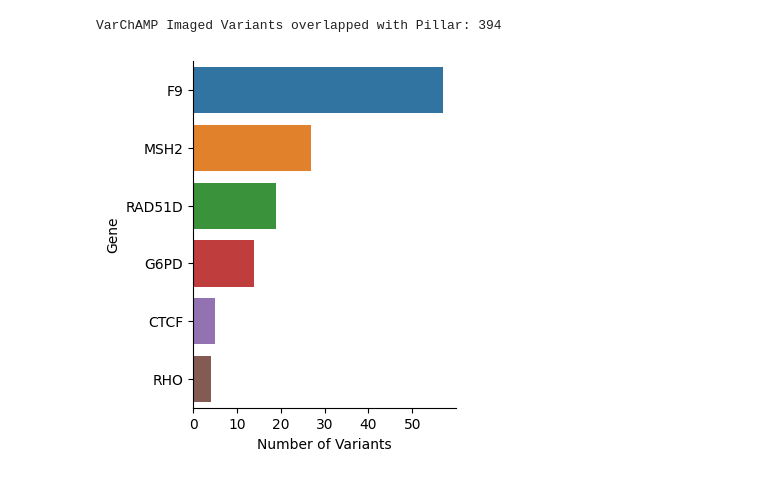
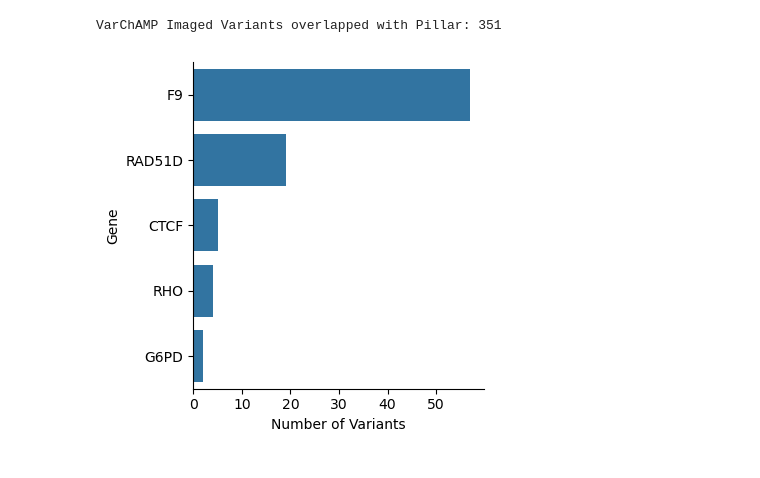
Before and after one commit to runxi-shen/2025_Pillar_VarChAMP, a Jupyter notebook: 3_integrated_assay_analyses/2_analyses/1_map_clinvar_struc_scores.ipynb, the cells around one changed output. Drawn from its saved outputs; the diff is of its cells as text; code cells hidden in the pictures.

Commit message:
Updating imaging analyses and integrative analyses

```diff
--- a/3_integrated_assay_analyses/2_analyses/1_map_clinvar_struc_scores.ipynb
+++ b/3_integrated_assay_analyses/2_analyses/1_map_clinvar_struc_scores.ipynb
@@ -64,3 +55,33 @@ for batch_id in BIO_REP_BATCHES:
 # %%
-allele_meta_dict["2025_01_27_Batch_13"].filter(pl.col("node_type")=="allele").unique(subset=["symbol","gene_allele"])
+img_metric_df = pl.DataFrame()
+for csv_file in glob.glob("../1_inputs/imaging/*"):
+    if "altered_" in csv_file:
+        csv_df = pl.read_csv(csv_file)
+        altered_col = [col for col in csv_df.columns if col.endswith("_both_batches")][0]
+        change = csv_file.split("/")[-1].split("_")[1]
+        csv_df = csv_df.with_columns(
+            pl.col("allele_0").str.split("_").list.get(0).alias("Gene"),
+            pl.col("allele_0").alias("gene_variant")
+        ).select(
+            pl.col(["Gene", "gene_variant", "AUROC_Mean", altered_col])
+        ).rename({"AUROC_Mean": f"AUROC_Mean_{change}"}) #"Gene",
+    else:
+        metric_type = csv_file.split("/")[-1].split("_")[-2]
+        csv_df = pl.read_csv(csv_file).with_columns(
+            pl.col("Variant").alias("gene_variant")
+        ).select(
+            pl.col(["Gene", "gene_variant", "U2OS_paired_t_stat", "U2OS_paired_t_pval"]) #
+        ).rename({"U2OS_paired_t_stat": f"t_stat_{metric_type}", "U2OS_paired_t_pval": f"t_pval_{metric_type}"})
+
+    if img_metric_df.is_empty():
+        img_metric_df = csv_df
+    else:
+        img_metric_df = img_metric_df.join(
+            csv_df,
+            on=["Gene","gene_variant"], #
+            how="full",
+            coalesce=True
+        )
+
+print("VarChAMP Imaging assay unique variants:", img_metric_df.unique(subset=["gene_variant"]).shape[0])
 # %% [output]
@@ -81,14 +89,14 @@ shape: (591, 30)
 # %%
-var_img_pillar_df = allele_meta_dict["2025_01_27_Batch_13"].filter(pl.col("node_type")=="allele").unique(subset=["symbol","gene_allele"]).join(
+var_img_pillar_df = img_metric_df.unique(subset=["gene_variant"]).join(
     pillar_clinvar_single_aa_df,
-    left_on="gene_allele",
+    left_on="gene_variant",
     right_on="gene_variant"
 )
 print("VarChAMP Imaged Variants overlapped with Pillar:", var_img_pillar_df.shape[0])
 # %% [output]
-VarChAMP Imaged Variants overlapped with Pillar: 394
+VarChAMP Imaged Variants overlapped with Pillar: 351
 # %%
-g = sns.catplot(data=var_img_pillar_df.unique(subset="gene_allele").group_by("Gene").len().sort(by="len", descending=True).rename({"len":"Number of Variants"}).to_pandas(),
-                x="Number of Variants", y="Gene", kind="bar", height=4, aspect=.9)
+g = sns.catplot(data=var_img_pillar_df.unique(subset="gene_variant").group_by("Gene").len().sort(by="len", descending=True).rename({"len":"Number of Variants"}).to_pandas(),
+                x="Number of Variants", y="Gene", kind="bar", height=4, aspect=1)
 # %% [output]
-[figure, old version]
+[figure, new version]
```
Also changed, not shown: parts of 10 cells of this notebook, 40 other files.
